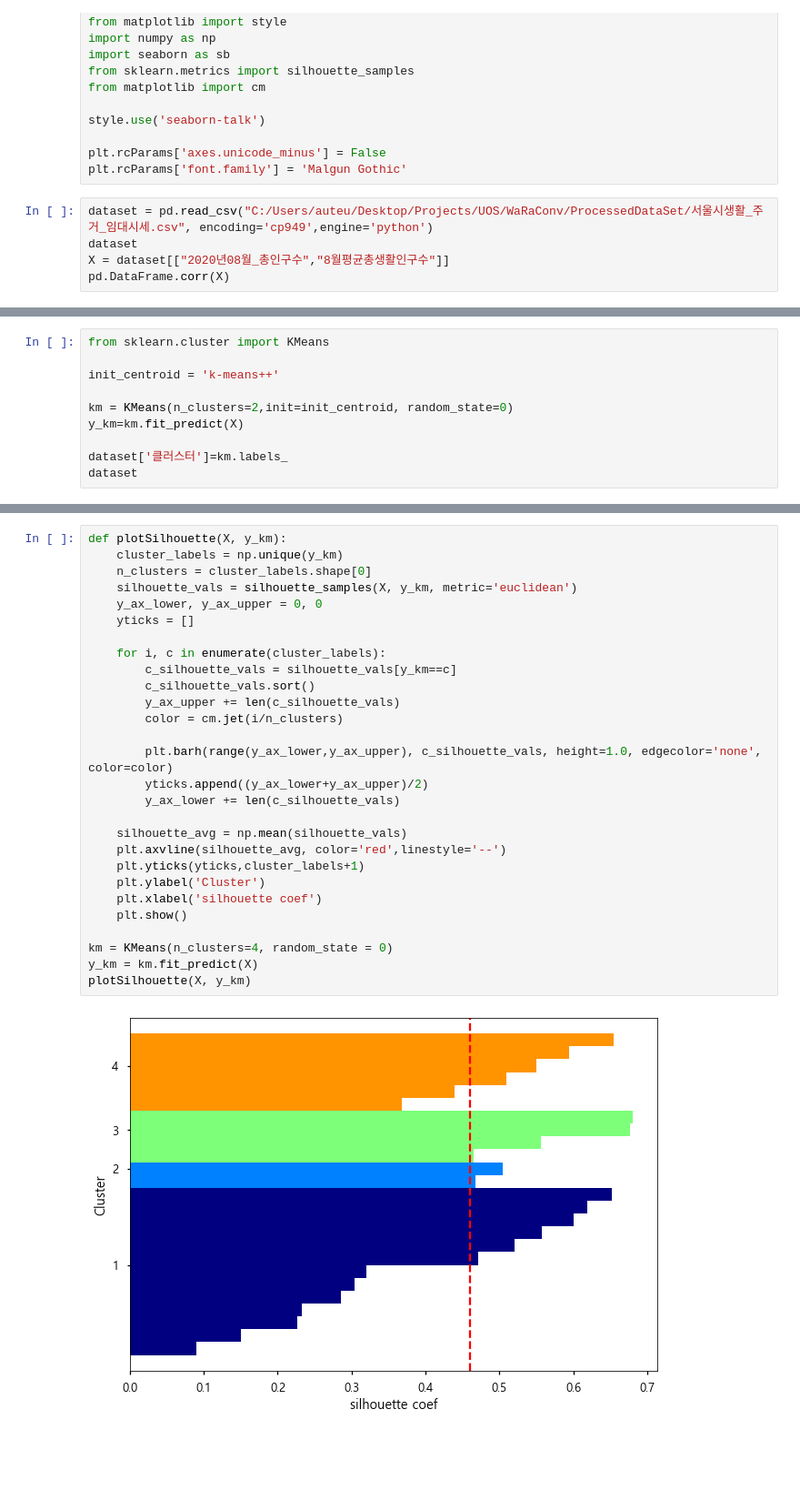
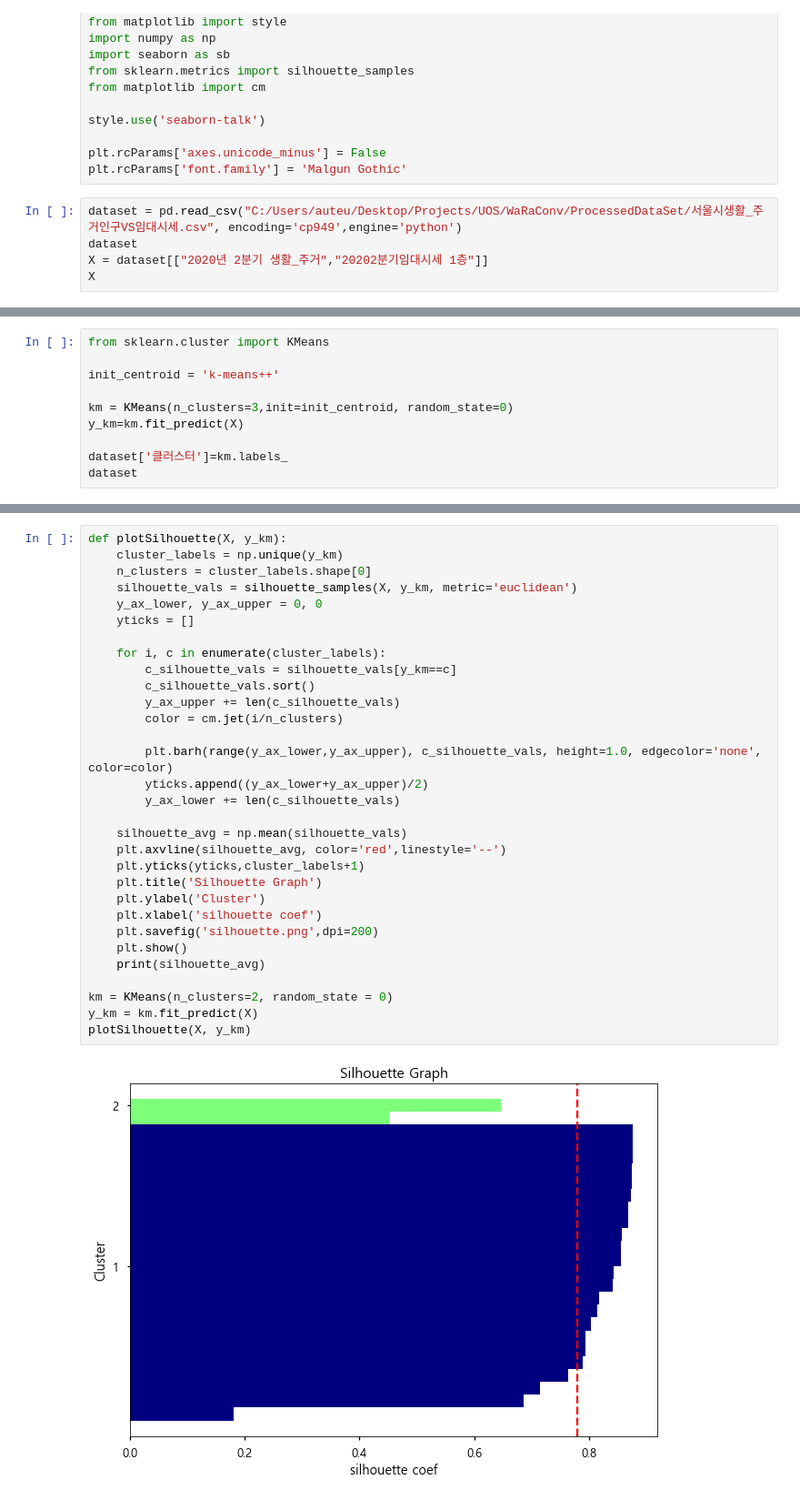
Before and after one commit to howtolivelikehuman/WaRaConv, a Jupyter notebook: PythonCode/Clustering.ipynb, the cells around one changed output, grey strips where cells are left out. Shown at 91% size. Saved outputs shown, nothing was run; the diff lists cells and outputs as text; blank space fills up the shorter version.

Commit message:
add graph

```diff
--- a/PythonCode/Clustering.ipynb
+++ b/PythonCode/Clustering.ipynb
@@ -13,8 +39,8 @@ style.use('seaborn-talk')
 plt.rcParams['axes.unicode_minus'] = False
 plt.rcParams['font.family'] = 'Malgun Gothic'
 # %%
-dataset = pd.read_csv("C:/Users/auteu/Desktop/Projects/UOS/WaRaConv/ProcessedDataSet/서울시생활_주거_임대시세.csv", encoding='cp949',engine='python')
+dataset = pd.read_csv("C:/Users/auteu/Desktop/Projects/UOS/WaRaConv/ProcessedDataSet/서울시생활_주거인구VS임대시세.csv", encoding='cp949',engine='python')
 dataset
-X = dataset[["2020년08월_총인구수","8월평균총생활인구수"]]
-pd.DataFrame.corr(X)
+X = dataset[["2020년 2분기 생활_주거","20202분기임대시세 1층"]]
+X
 # %% [output]
@@ -26,7 +66,7 @@ from sklearn.cluster import KMeans
 
 init_centroid = 'k-means++'
 
-km = KMeans(n_clusters=2,init=init_centroid, random_state=0)
+km = KMeans(n_clusters=3,init=init_centroid, random_state=0)
 y_km=km.fit_predict(X)
 
 dataset['클러스터']=km.labels_
@@ -74,30 +117,33 @@ elbow(X)
 # %%
 def plotSilhouette(X, y_km):
     cluster_labels = np.unique(y_km)
     n_clusters = cluster_labels.shape[0]
     silhouette_vals = silhouette_samples(X, y_km, metric='euclidean')
     y_ax_lower, y_ax_upper = 0, 0
     yticks = []
 
     for i, c in enumerate(cluster_labels):
         c_silhouette_vals = silhouette_vals[y_km==c]
         c_silhouette_vals.sort()
         y_ax_upper += len(c_silhouette_vals)
         color = cm.jet(i/n_clusters)
 
         plt.barh(range(y_ax_lower,y_ax_upper), c_silhouette_vals, height=1.0, edgecolor='none', color=color)
         yticks.append((y_ax_lower+y_ax_upper)/2)
         y_ax_lower += len(c_silhouette_vals)
 
     silhouette_avg = np.mean(silhouette_vals)
     plt.axvline(silhouette_avg, color='red',linestyle='--')
     plt.yticks(yticks,cluster_labels+1)
+    plt.title('Silhouette Graph')
     plt.ylabel('Cluster')
     plt.xlabel('silhouette coef')
+    plt.savefig('silhouette.png',dpi=200)
     plt.show()
+    print(silhouette_avg)
 
-km = KMeans(n_clusters=4, random_state = 0)
+km = KMeans(n_clusters=2, random_state = 0)
 y_km = km.fit_predict(X)
 plotSilhouette(X, y_km)
 # %% [output]
-[figure, old version]
+[figure, new version]
```
Also changed, not shown: parts of 8 cells of this notebook, 4 other files.
